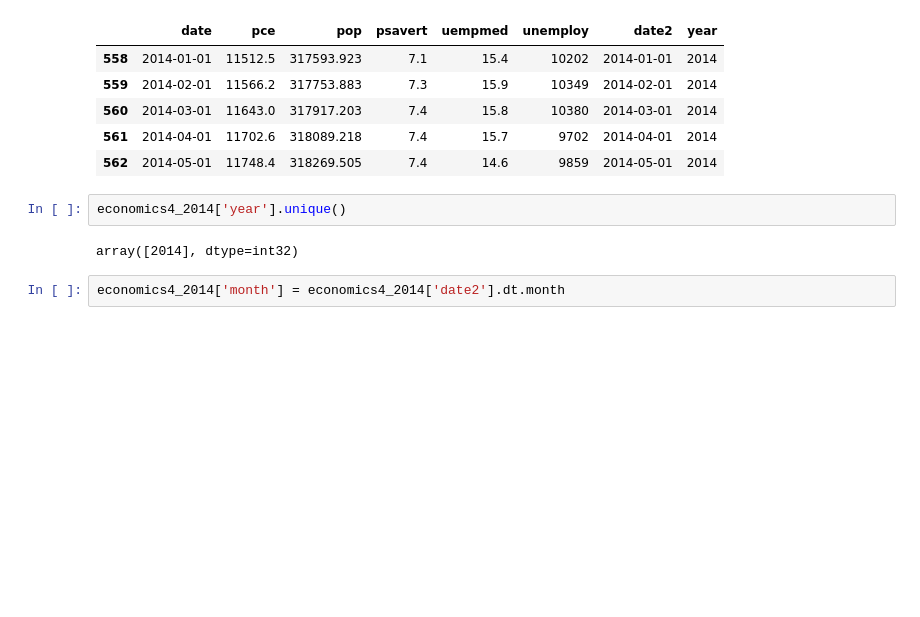
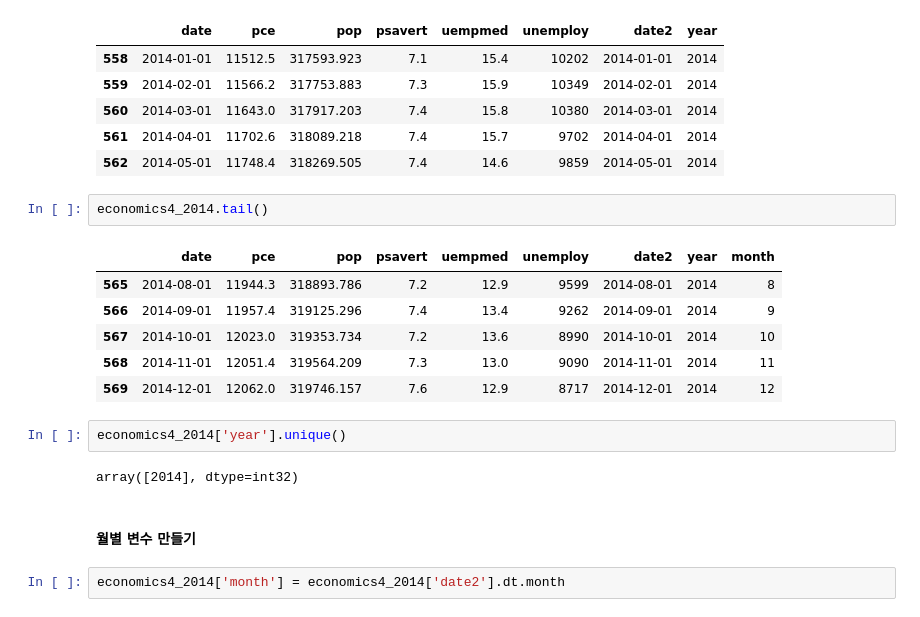
Before and after one commit to Likelion-at-SMWU-13th/KimEunJi, a Jupyter notebook: part2-1_hw/part_1_hw.ipynb, the cells around one changed output. Drawn from its saved outputs; the diff is of its cells as text; blank space fills up the shorter version.

```diff
--- a/part2-1_hw/part_1_hw.ipynb
+++ b/part2-1_hw/part_1_hw.ipynb
@@ -189,10 +209,21 @@ economics4_2014.head()
 | 560 | 2014-03-01 | 11643.0 | 317917.203 | 7.4 | 15.8 | 10380 | 2014-03-01 | 2014 |
 | 561 | 2014-04-01 | 11702.6 | 318089.218 | 7.4 | 15.7 | 9702 | 2014-04-01 | 2014 |
 | 562 | 2014-05-01 | 11748.4 | 318269.505 | 7.4 | 14.6 | 9859 | 2014-05-01 | 2014 |
+# %%
+economics4_2014.tail()
+# %% [output]
+|  | date | pce | pop | psavert | uempmed | unemploy | date2 | year | month |
+| 565 | 2014-08-01 | 11944.3 | 318893.786 | 7.2 | 12.9 | 9599 | 2014-08-01 | 2014 | 8 |
+| 566 | 2014-09-01 | 11957.4 | 319125.296 | 7.4 | 13.4 | 9262 | 2014-09-01 | 2014 | 9 |
+| 567 | 2014-10-01 | 12023.0 | 319353.734 | 7.2 | 13.6 | 8990 | 2014-10-01 | 2014 | 10 |
+| 568 | 2014-11-01 | 12051.4 | 319564.209 | 7.3 | 13.0 | 9090 | 2014-11-01 | 2014 | 11 |
+| 569 | 2014-12-01 | 12062.0 | 319746.157 | 7.6 | 12.9 | 8717 | 2014-12-01 | 2014 | 12 |
 # %%
 economics4_2014['year'].unique()
 # %% [output]
 array([2014], dtype=int32)
+# %% [markdown]
+#### 월별 변수 만들기
 # %%
 economics4_2014['month'] = economics4_2014['date2'].dt.month
 # %% [output]
```
Also changed, not shown: parts of 14 cells of this notebook.
